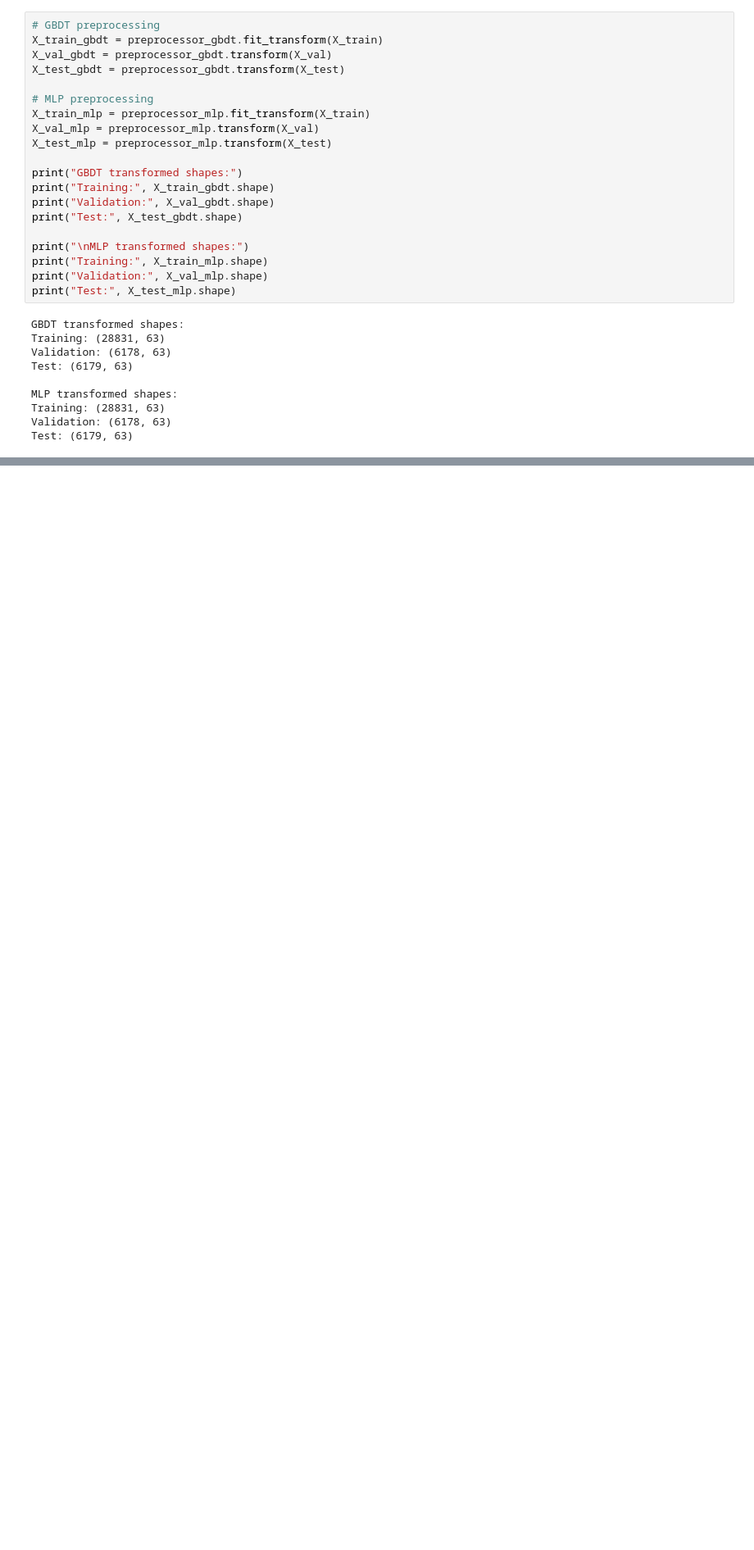
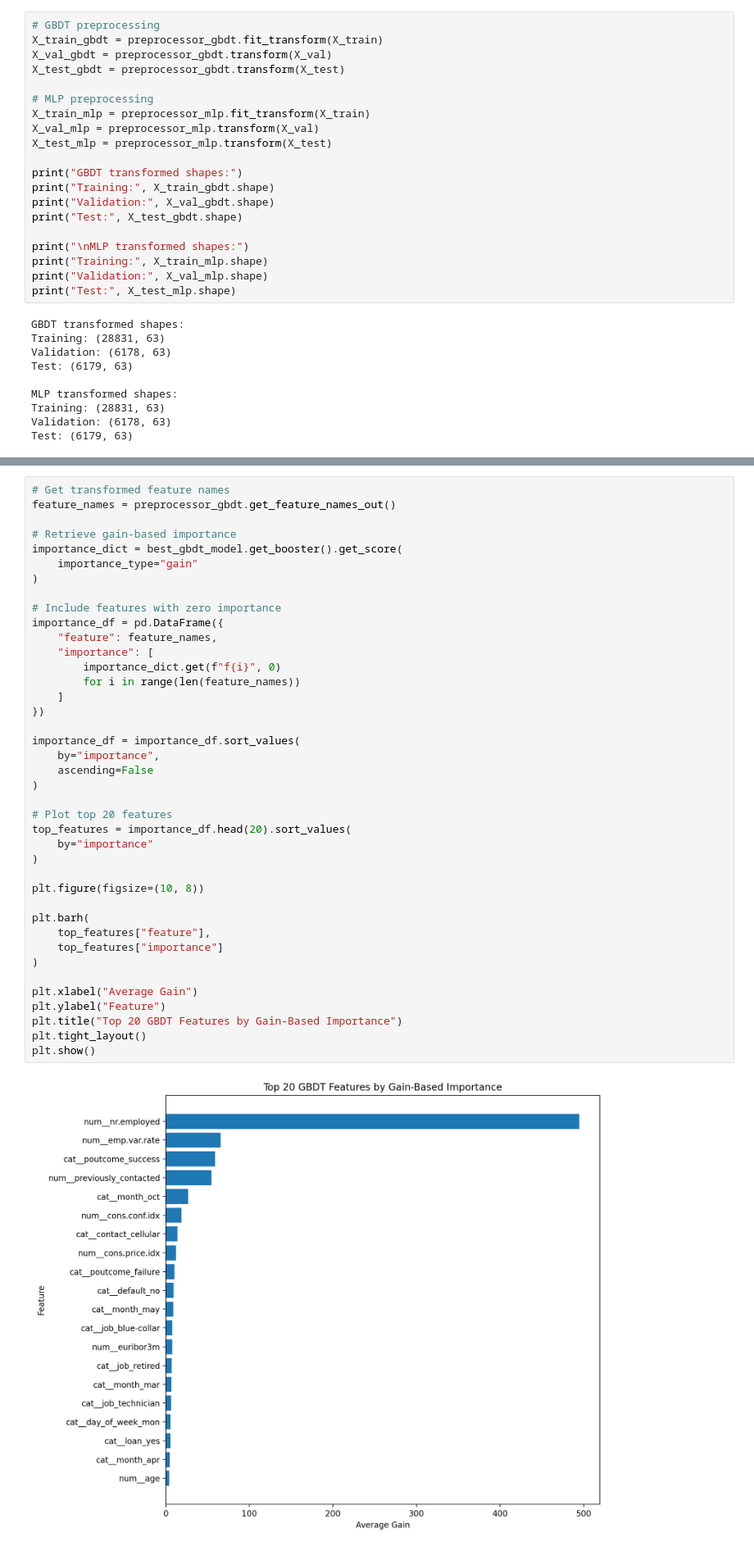
Before and after one commit to CharlotteZZh/AppliedML_hw2, a Jupyter notebook: AppliedML_hw2.ipynb, the cells around one changed output, grey strips where cells are left out. Shown at 82% size. Cells and saved outputs as stored; diff of their text form; blank space fills up the shorter version.

```diff
--- a/AppliedML_hw2.ipynb
+++ b/AppliedML_hw2.ipynb
@@ -280,0 +515,42 @@ Test: (6179, 63)
+# %%
+# Get transformed feature names
+feature_names = preprocessor_gbdt.get_feature_names_out()
+
+# Retrieve gain-based importance
+importance_dict = best_gbdt_model.get_booster().get_score(
+    importance_type="gain"
+)
+
+# Include features with zero importance
+importance_df = pd.DataFrame({
+    "feature": feature_names,
+    "importance": [
+        importance_dict.get(f"f{i}", 0)
+        for i in range(len(feature_names))
+    ]
+})
+
+importance_df = importance_df.sort_values(
+    by="importance",
+    ascending=False
+)
+
+# Plot top 20 features
+top_features = importance_df.head(20).sort_values(
+    by="importance"
+)
+
+plt.figure(figsize=(10, 8))
+
+plt.barh(
+    top_features["feature"],
+    top_features["importance"]
+)
+
+plt.xlabel("Average Gain")
+plt.ylabel("Feature")
+plt.title("Top 20 GBDT Features by Gain-Based Importance")
+plt.tight_layout()
+plt.show()
+# %% [output]
+[figure, added]
```
Also changed, not shown: parts of 20 cells of this notebook.
